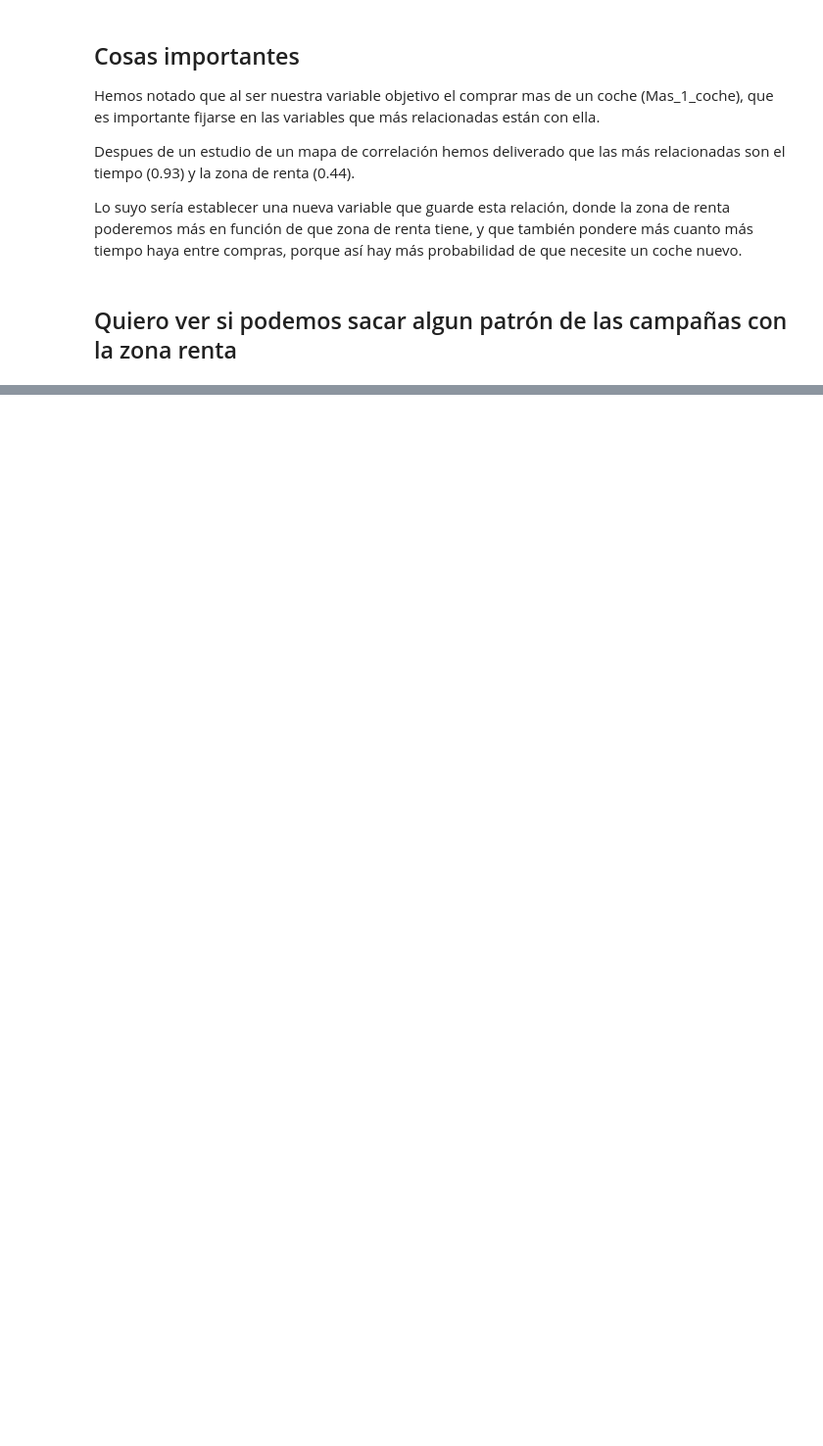
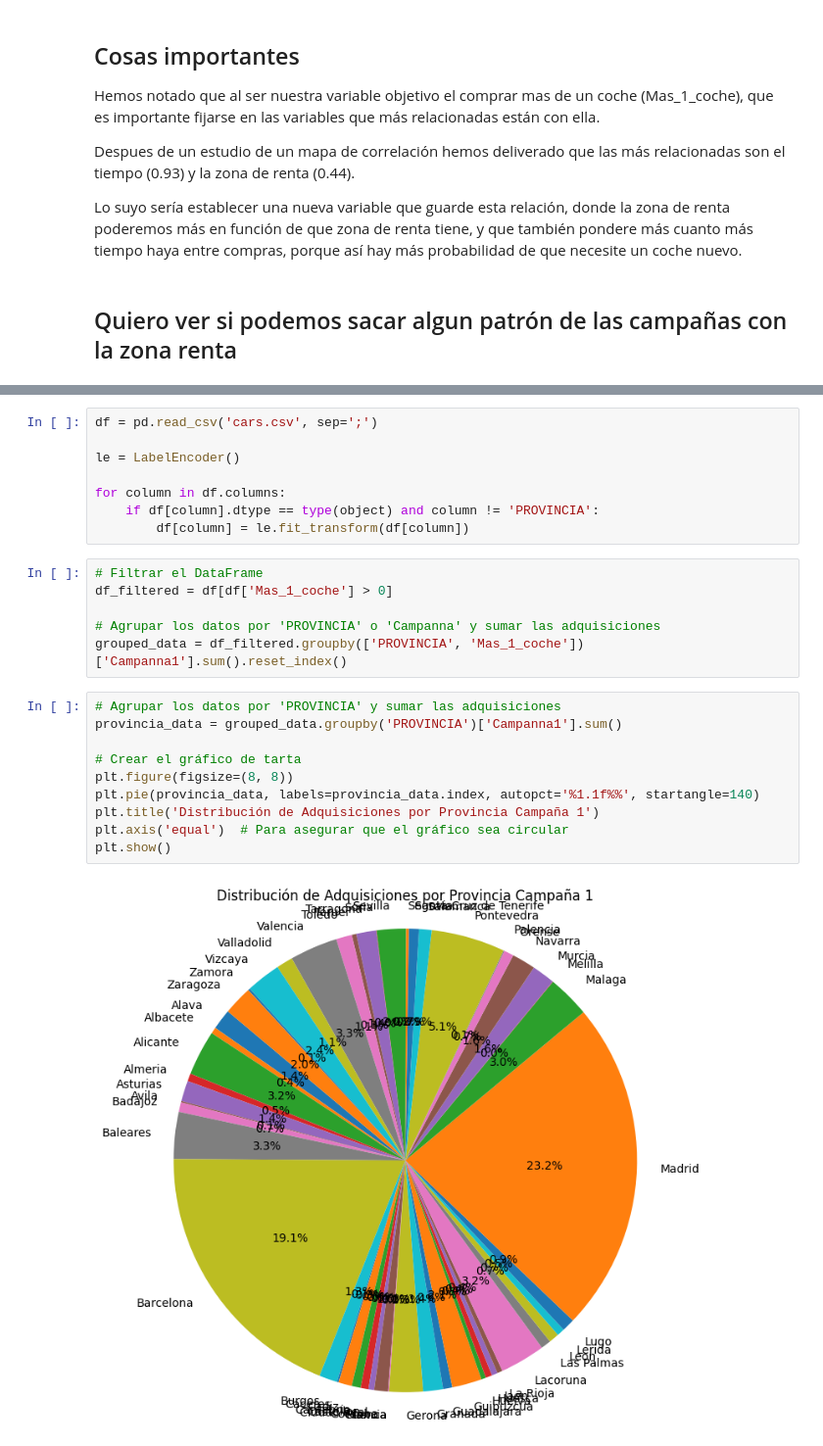
Before and after one commit to jzazooro/Optimizacionenredes1, a Jupyter notebook: DataInfo.ipynb, the cells around one changed output, grey strips where cells are left out. Shown: that part at 98% size. Drawn from its saved outputs; the diff is of its cells as text; blank space fills up the shorter version.

```diff
--- a/DataInfo.ipynb
+++ b/DataInfo.ipynb
@@ -185,0 +203,26 @@ AttributeError: 'tuple' object has no attribute 'fit_transform'
+# %%
+df = pd.read_csv('cars.csv', sep=';')
+
+le = LabelEncoder()
+
+for column in df.columns:
+    if df[column].dtype == type(object) and column != 'PROVINCIA':
+        df[column] = le.fit_transform(df[column])
+# %%
+# Filtrar el DataFrame
+df_filtered = df[df['Mas_1_coche'] > 0]
+
+# Agrupar los datos por 'PROVINCIA' o 'Campanna' y sumar las adquisiciones
+grouped_data = df_filtered.groupby(['PROVINCIA', 'Mas_1_coche'])['Campanna1'].sum().reset_index()
+# %%
+# Agrupar los datos por 'PROVINCIA' y sumar las adquisiciones
+provincia_data = grouped_data.groupby('PROVINCIA')['Campanna1'].sum()
+
+# Crear el gráfico de tarta
+plt.figure(figsize=(8, 8))
+plt.pie(provincia_data, labels=provincia_data.index, autopct='%1.1f%%', startangle=140)
+plt.title('Distribución de Adquisiciones por Provincia Campaña 1')
+plt.axis('equal')  # Para asegurar que el gráfico sea circular
+plt.show()
+# %% [output]
+[figure, added]
```
Also changed, not shown: parts of 21 cells of this notebook.
